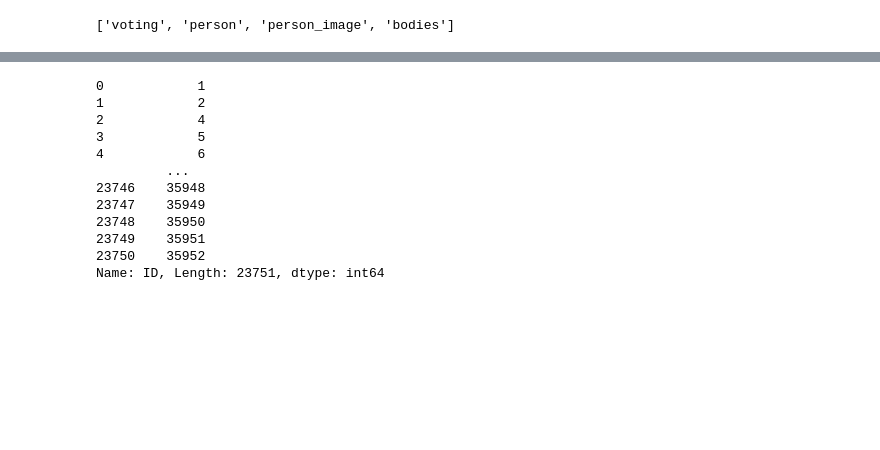
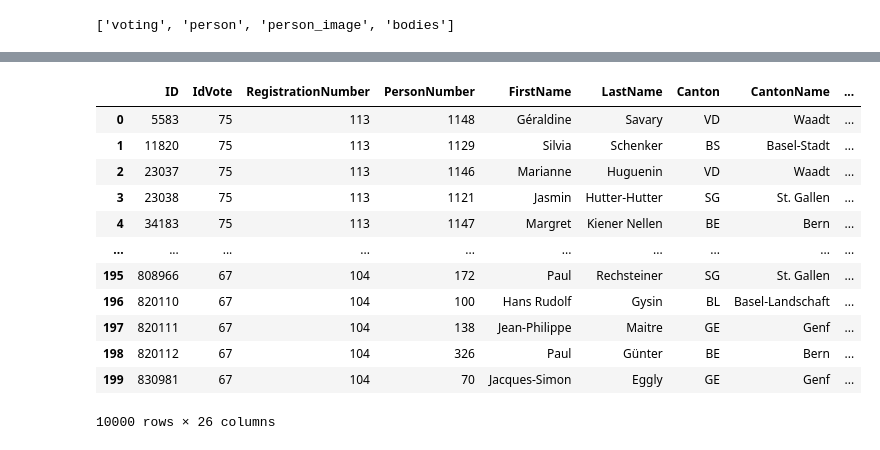
Before and after one commit to hannah22700/DENG, a Jupyter notebook: testing.ipynb, the cells around one changed output, grey strips where cells are left out. Drawn from its saved outputs; the diff is of its cells as text; code cells hidden in the pictures; blank space fills up the shorter version.

Commit message:
Added Data Transformation

```diff
--- a/testing.ipynb
+++ b/testing.ipynb
@@ -134,0 +173,3 @@ Loading session 2342
+# %%
+df_votes = pd.DataFrame(votes)
+df_votes.columns
@@ -135,15 +278,19 @@ Loading session 2342
 # %%
-df["ID"]
+
+
+df_voting.drop("Language",axis=1)
+df_votes.drop("Language",axis=1)
 # %% [output]
+|  | ID | IdVote | RegistrationNumber | PersonNumber | FirstName | LastName | Canton | CantonName | ... |
+| 0 | 5583 | 75 | 113 | 1148 | Géraldine | Savary | VD | Waadt | ... |
+| 1 | 11820 | 75 | 113 | 1129 | Silvia | Schenker | BS | Basel-Stadt | ... |
+| 2 | 23037 | 75 | 113 | 1146 | Marianne | Huguenin | VD | Waadt | ... |
+| 3 | 23038 | 75 | 113 | 1121 | Jasmin | Hutter-Hutter | SG | St. Gallen | ... |
+| 4 | 34183 | 75 | 113 | 1147 | Margret | Kiener Nellen | BE | Bern | ... |
+| ... | ... | ... | ... | ... | ... | ... | ... | ... | ... |
+| 195 | 808966 | 67 | 104 | 172 | Paul | Rechsteiner | SG | St. Gallen | ... |
+| 196 | 820110 | 67 | 104 | 100 | Hans Rudolf | Gysin | BL | Basel-Landschaft | ... |
+| 197 | 820111 | 67 | 104 | 138 | Jean-Philippe | Maitre | GE | Genf | ... |
+| 198 | 820112 | 67 | 104 | 326 | Paul | Günter | BE | Bern | ... |
+| 199 | 830981 | 67 | 104 | 70 | Jacques-Simon | Eggly | GE | Genf | ... |
-0            1
-1            2
-2            4
-3            5
-4            6
-         ...
-23746    35948
-23747    35949
-23748    35950
-23749    35951
-23750    35952
-Name: ID, Length: 23751, dtype: int64
+10000 rows × 26 columns
```
Also changed, not shown: parts of 18 cells of this notebook, 2 other files.
